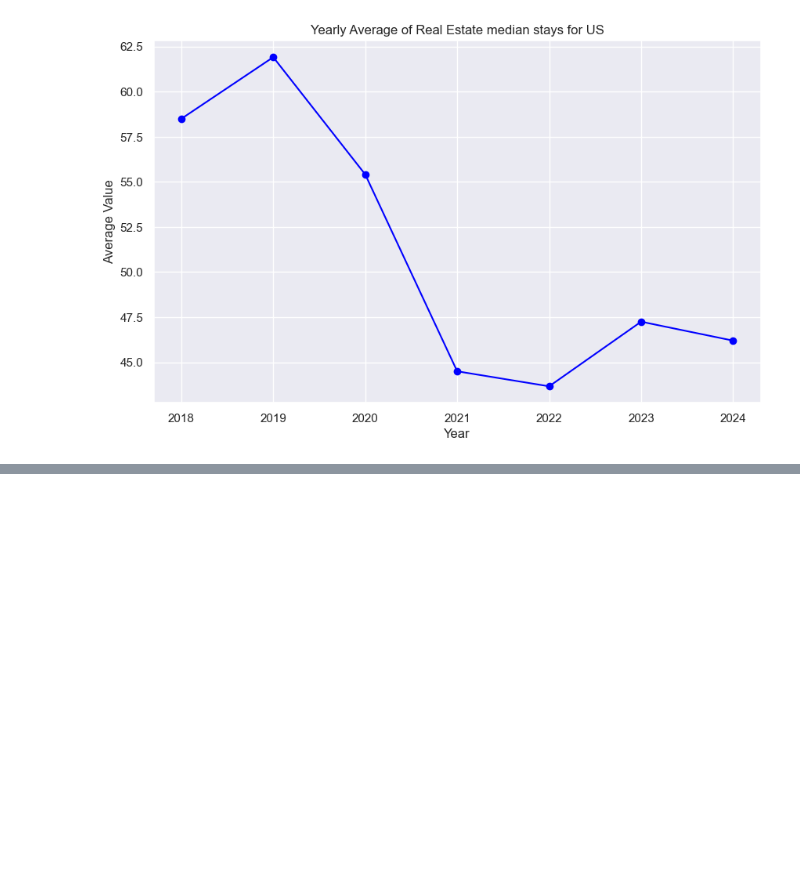
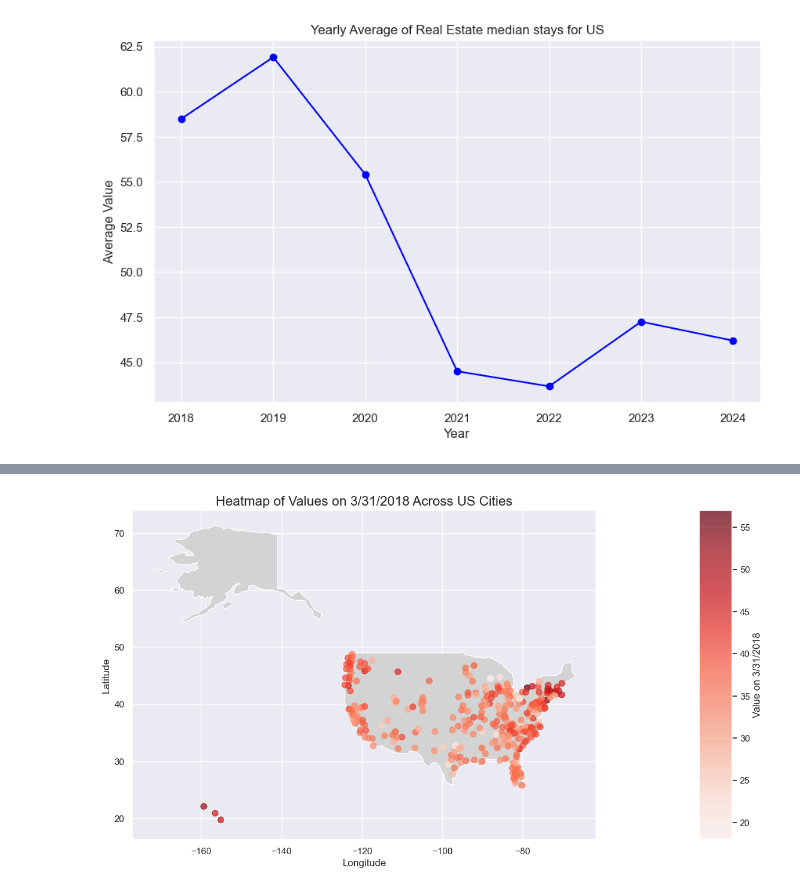
Before and after one commit to DavidBraun777/final-group-project-seis-631, a Jupyter notebook: Final Project 4).ipynb, the cells around one changed output, grey strips where cells are left out. Drawn from its saved outputs; the diff is of its cells as text; code cells hidden in the pictures; blank space fills up the shorter version.

Commit message:
Add files via upload
add map visualization

```diff
--- a/Final Project 4).ipynb
+++ b/Final Project 4).ipynb
@@ -211,0 +294,82 @@ plt.show()
+# %%
+import pandas as pd
+from tqdm import tqdm
+from geopy.geocoders import Nominatim
+import geopandas as gpd
+import matplotlib.pyplot as plt
+from matplotlib.colors import Normalize
+from mpl_toolkits.axes_grid1 import make_axes_locatable
+
+
+file_path = 'Metro_mean_days_to_close_uc_sfrcondo_sm_month.csv'  # Update the path if needed
+data = pd.read_csv(file_path)[1:]
+# print(data.head())
+data['City'] = data['RegionName'].apply(lambda x:x.split(",")[0])
+# print(data.head())
+data = data[["City","StateName","2018-03-31"]]
+data.rename(columns={"StateName": "State", "2018-03-31": "Value"}, inplace=True)
+print(data.head())
+
+
+data['Latitude'] = None
+data['Longitude'] = None
+
+
+geolocator = Nominatim(user_agent="geoapi")
+
+
+for idx, row in tqdm(data.iterrows(), total=data.shape[0], desc="Geocoding"):
+    location = geolocator.geocode(f"{row['City']}, {row['State']}", timeout=10)
+    if location:
+        data.at[idx, 'Latitude'] = location.latitude
+        data.at[idx, 'Longitude'] = location.longitude
+
+
+data = data.dropna(subset=['Latitude', 'Longitude'])
+
+
+shapefile_path = '110m_cultural/ne_110m_admin_0_countries.shp'
+
+
+usa = gpd.read_file(shapefile_path)
+print(usa.columns)
+
+# usa = gpd.read_file(gpd.datasets.get_path('naturalearth_lowres'))
+usa = usa[usa['ADMIN'] == 'United States of America']
+
+
+gdf = gpd.GeoDataFrame(
+    data,
+    geometry=gpd.points_from_xy(data['Longitude'], data['Latitude']),
+    crs="EPSG:4326"
+)
+
+
+fig, ax = plt.subplots(1, 1, figsize=(15, 10))
+usa.plot(ax=ax, color='lightgrey')
+
+
+norm = Normalize(vmin=data['Value'].min(), vmax=data['Value'].max())
+scatter = ax.scatter(
+    data['Longitude'],
+    data['Latitude'],
+    c=data['Value'],
+    cmap='Reds',
+    norm=norm,
+    s=50,
+    alpha=0.7
+)
+
+
+divider = make_axes_locatable(ax)
+cax = divider.append_axes("right", size="5%", pad=0.1)
+cbar = plt.colorbar(scatter, cax=cax)
+cbar.set_label('Value on 3/31/2018', fontsize=12)
+
+
+ax.set_title('Heatmap of Values on 3/31/2018 Across US Cities', fontsize=16)
+ax.set_xlabel('Longitude')
+ax.set_ylabel('Latitude')
+
+plt.show()
+# %% [output]
@@ -211,0 +388 @@ plt.show()
+[figure, added]
```
Also changed, not shown: parts of 15 cells of this notebook.
